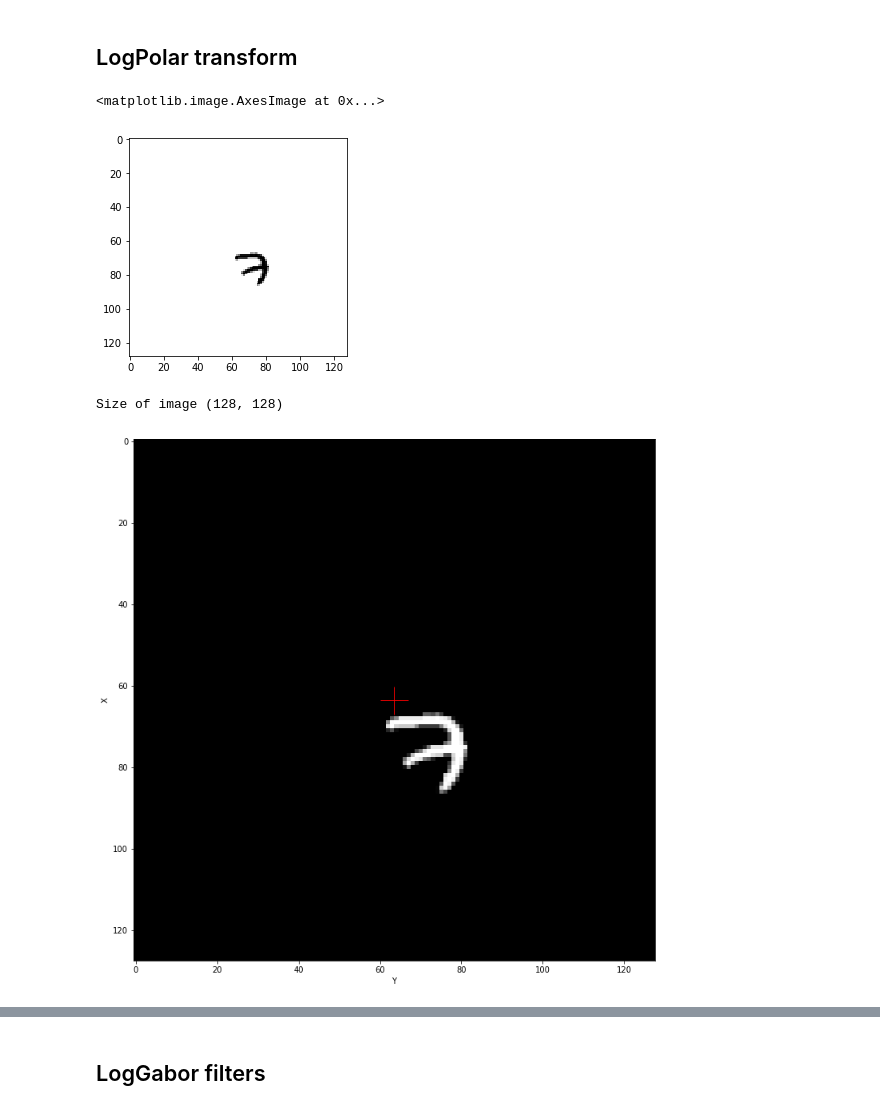
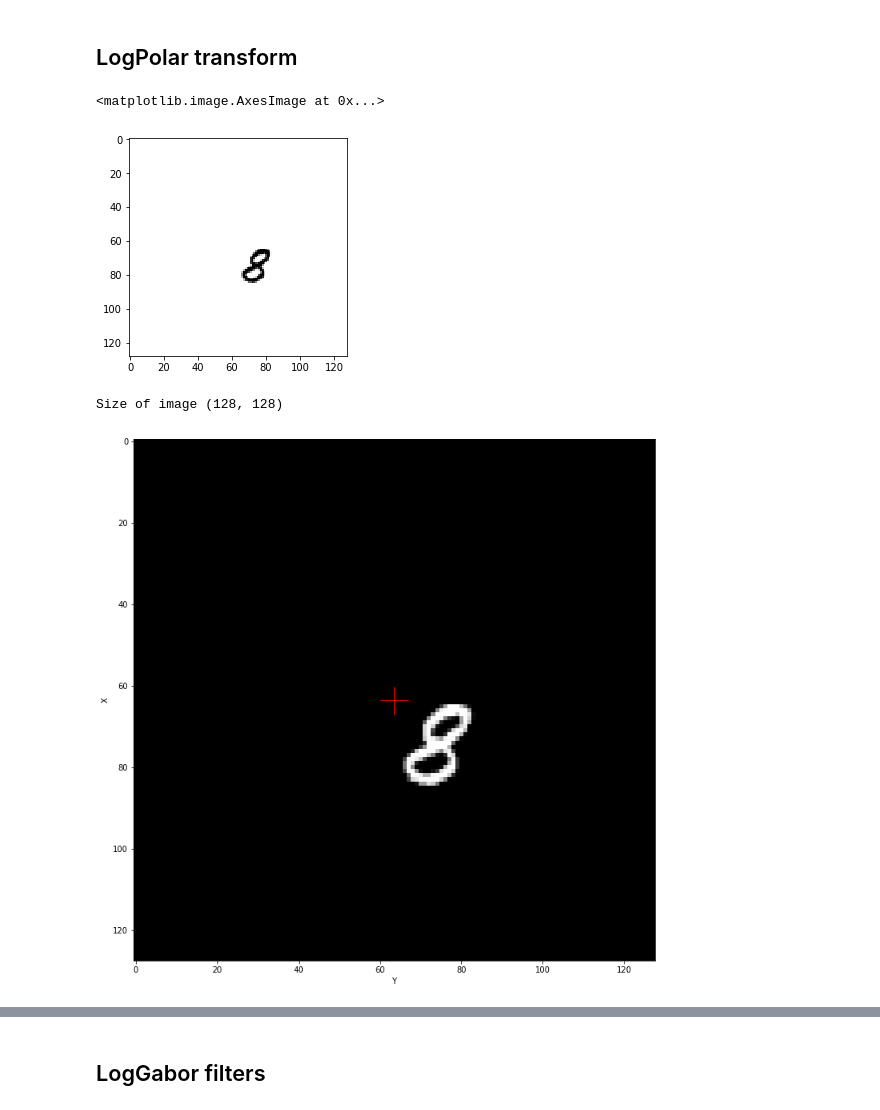
Before and after one commit to pierrealbiges/ActiveVision, a Jupyter notebook: Notebooks/mnist-logPolar-encoding.ipynb, the cells around one changed output, grey strips where cells are left out. Saved outputs shown, nothing was run; the diff lists cells and outputs as text; code cells hidden in the pictures.

```diff
--- a/Notebooks/mnist-logPolar-encoding.ipynb
+++ b/Notebooks/mnist-logPolar-encoding.ipynb
@@ -67,12 +67,12 @@ N_Y = 128
 # %%
 #im = Image(pe='https://raw.githubusercontent.com/bicv/SLIP/master/default_param.py')
 im = Image(pe=param)
 #im = Image((128, 128))
-mnist_sample_offset = mnist_reshape_128(mnist.train.images[0], i_offset = i_offset, j_offset = j_offset)
+mnist_sample_offset = mnist_reshape_128(mnist.train.images[5], i_offset = i_offset, j_offset = j_offset)
 plt.imshow(mnist_sample_offset, cmap = 'gray_r')
 # %% [output]
 <matplotlib.image.AxesImage at 0x...>
-[figure, old version]
+[figure, new version]
 # %%
 image = mnist_sample_offset
 print('Size of image', image.shape)
@@ -86,7 +86,7 @@ ax.set_xlabel('Y')
 ax.set_ylabel('X')
 ax.plot(center[1], center[0], 'r+', ms=35);
 # %% [output]
-[figure, old version]
+[figure, new version]
 # %%
 white = im.whitening(image)
 fig, ax = plt.subplots(figsize=(FIG_WIDTH, FIG_WIDTH))
```
Also changed, not shown: parts of 11 cells of this notebook.
